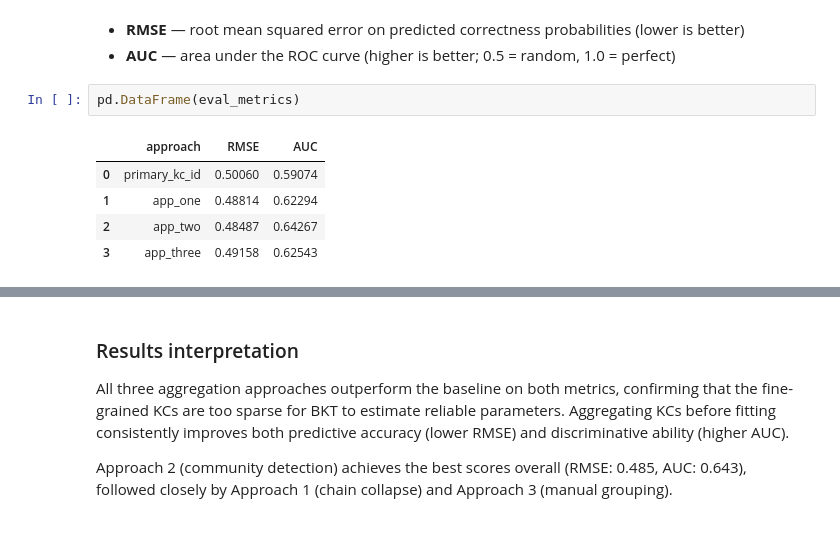
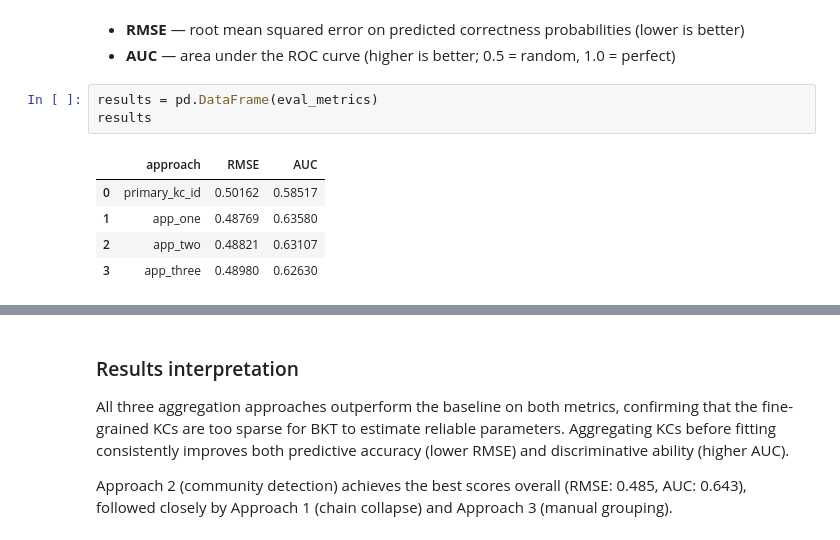
Before and after one commit to mailysg8/ai-student-progress-tracker, a Jupyter notebook: notebooks/kc-agg_exploration.ipynb, the cells around one changed output, grey strips where cells are left out. Saved outputs shown, nothing was run; the diff lists cells and outputs as text.

```diff
--- a/notebooks/kc-agg_exploration.ipynb
+++ b/notebooks/kc-agg_exploration.ipynb
@@ -228,10 +225,11 @@ for approach in ['primary_kc_id','app_one', 'app_two', 'app_three'] :
 - **RMSE** — root mean squared error on predicted correctness probabilities (lower is better)
 - **AUC** — area under the ROC curve (higher is better; 0.5 = random, 1.0 = perfect)
 # %%
-pd.DataFrame(eval_metrics)
+results = pd.DataFrame(eval_metrics)
+results
 # %% [output]
 |  | approach | RMSE | AUC |
-| 0 | primary_kc_id | 0.50060 | 0.59074 |
-| 1 | app_one | 0.48814 | 0.62294 |
-| 2 | app_two | 0.48487 | 0.64267 |
-| 3 | app_three | 0.49158 | 0.62543 |
+| 0 | primary_kc_id | 0.50162 | 0.58517 |
+| 1 | app_one | 0.48769 | 0.63580 |
+| 2 | app_two | 0.48821 | 0.63107 |
+| 3 | app_three | 0.48980 | 0.62630 |
```
Also changed, not shown: parts of 2 cells of this notebook, 8 other files.
